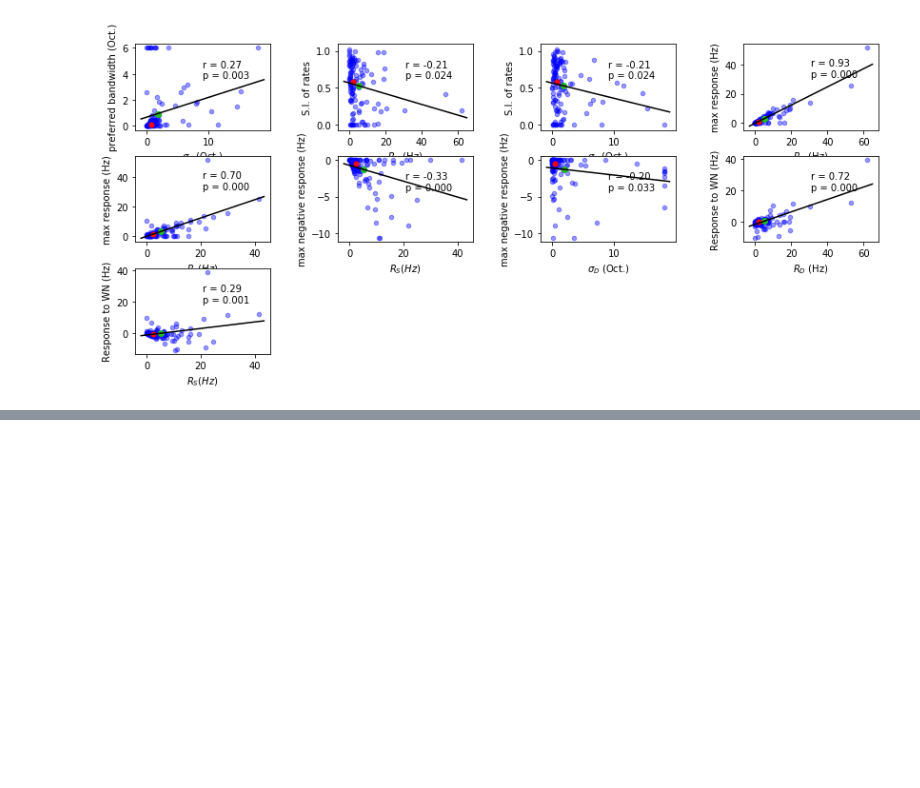
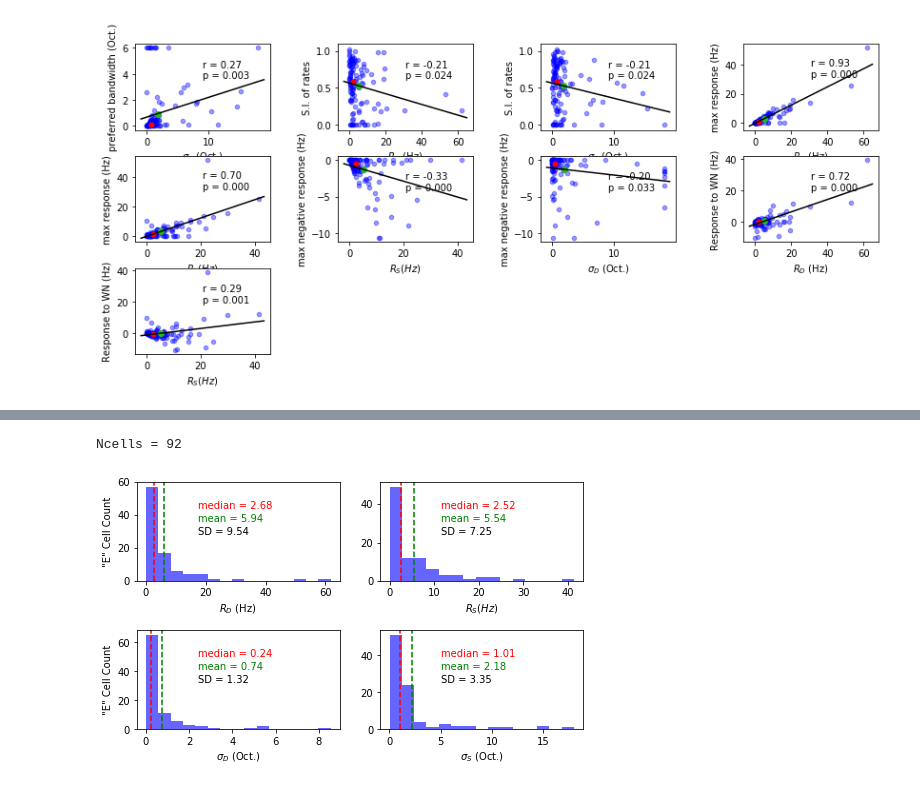
Before and after one commit to ahmadianlab/ACbandwidth, a Jupyter notebook: ACTuningCurves_diffGaussFits_Ecells.ipynb, the cells around one changed output, grey strips where cells are left out. Drawn from its saved outputs; the diff is of its cells as text; code cells hidden in the pictures; blank space fills up the shorter version.

```diff
--- a/ACTuningCurves_diffGaussFits_Ecells.ipynb
+++ b/ACTuningCurves_diffGaussFits_Ecells.ipynb
@@ -274,0 +353,15 @@ sigs = tcfplot.makeScatterPlots(TCfeaturesToPlot, TCparamNames, ParamsLabels, \
+# %%
+TCfeatures = eval(Celltype+'features')
+
+TCfeaturesToPlot = TCfeatures['CarandiniParams']
+TCparamNames = TCfeatures['CarandiniParamsNames']
+ParamsLabels = TCfeatures['CarandiniParamsLabels']
+
+%matplotlib inline
+
+betterOrder = [2,3,5,6] #list(range(1,7))
+tcfplot.makeHistograms(TCfeaturesToPlot, TCparamNames,ParamsLabels, CelltypeLabel,betterOrder,figsize=(8,10),nbins=15,cell_inds=cellinds)
+print("Ncells = %1.0f" % n1)
+# %% [output]
+Ncells = 92
+[figure, added]
```
Also changed, not shown: parts of 12 cells of this notebook, 3 other files.
